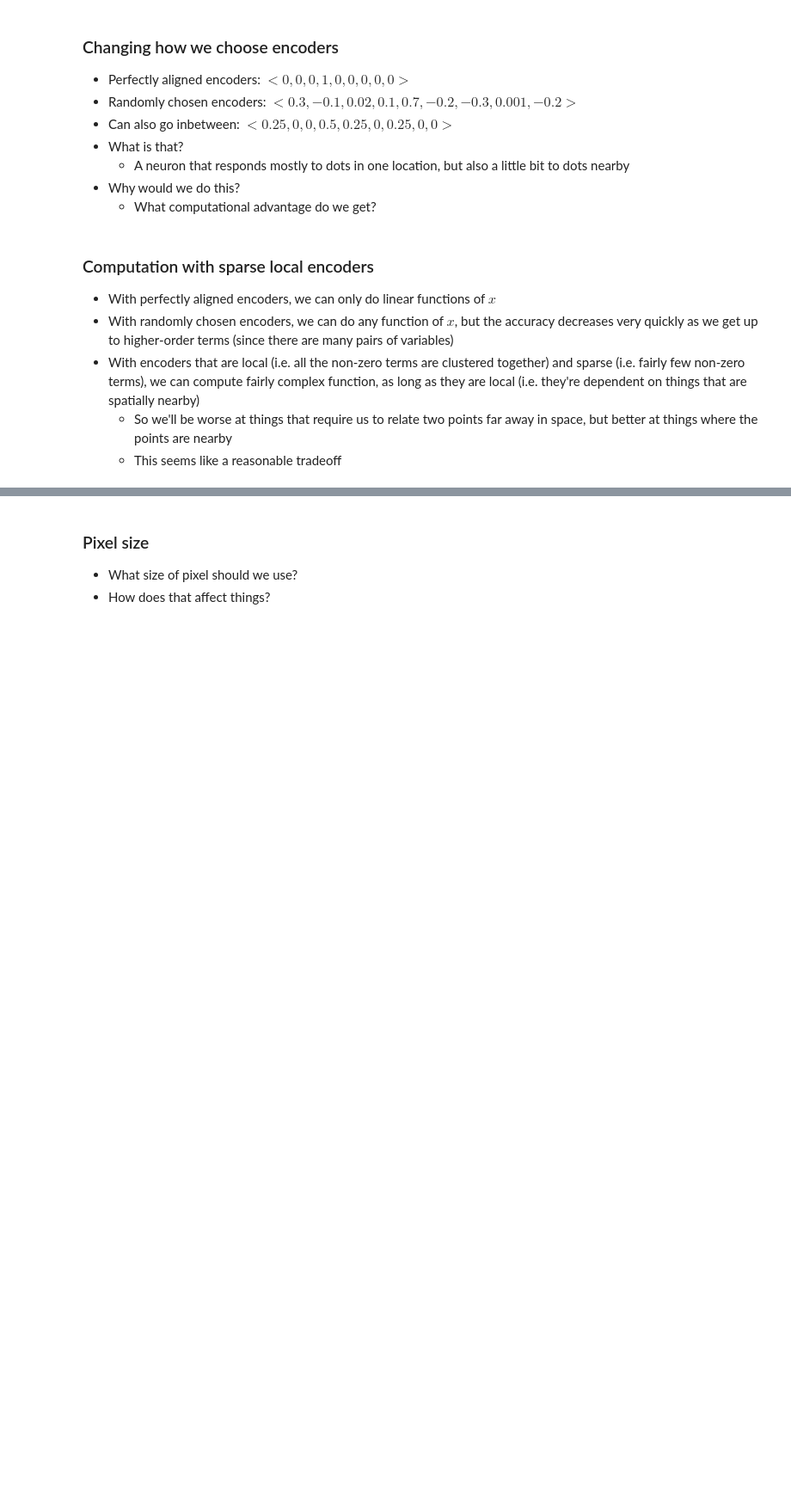
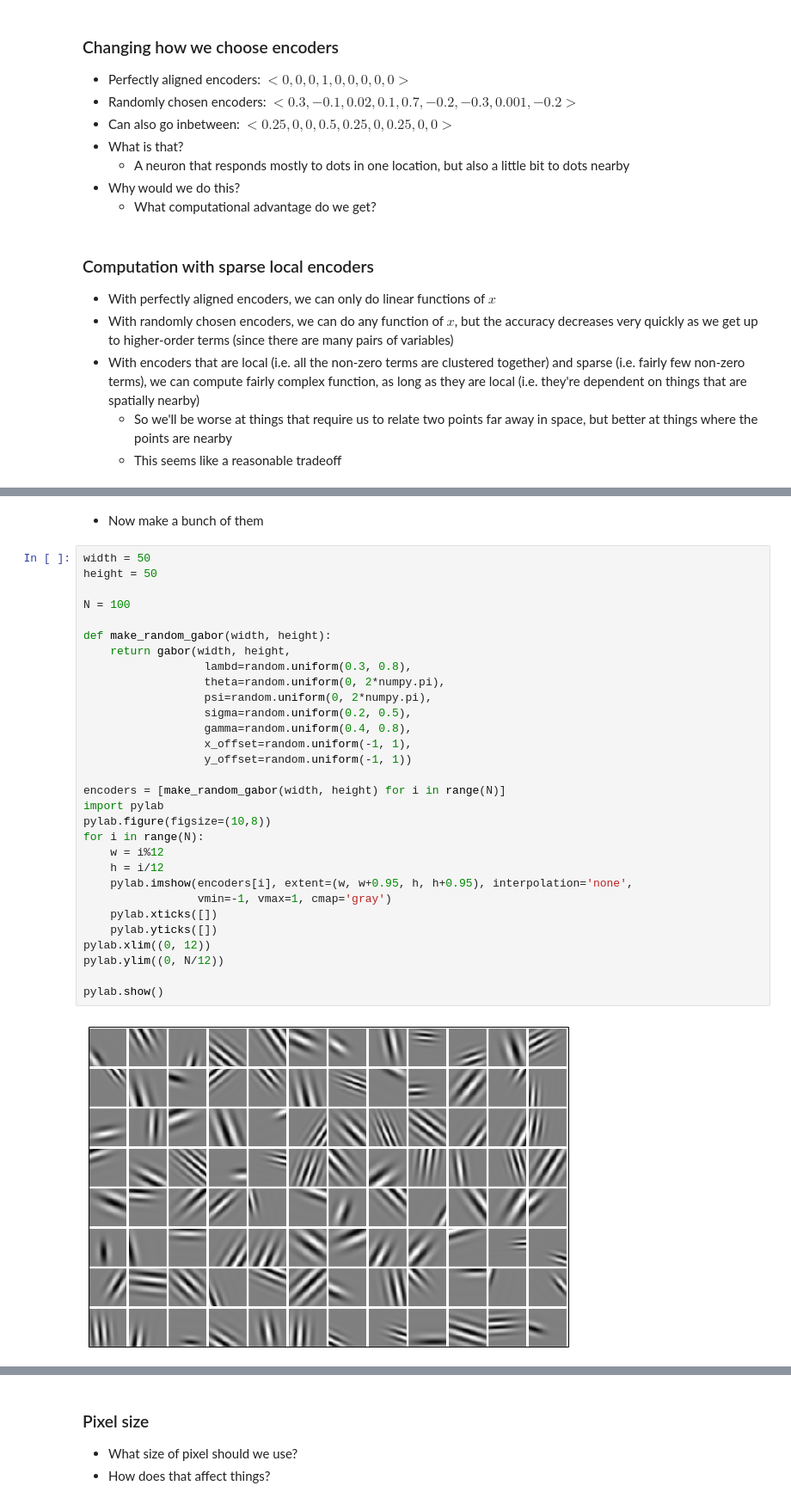
Before and after one commit to tcstewar/syde556, a Jupyter notebook: SYDE 556 Lecture 9 Spatial Representation.ipynb, the cells around one changed output, grey strips where cells are left out. Shown at 86% size. Saved outputs shown, nothing was run; the diff lists cells and outputs as text; blank space fills up the shorter version.

```diff
--- a/SYDE 556 Lecture 9 Spatial Representation.ipynb
+++ b/SYDE 556 Lecture 9 Spatial Representation.ipynb
@@ -109,0 +144,34 @@ Terry Stewart
+# %% [markdown]
+- Now make a bunch of them
+# %%
+width = 50
+height = 50
+
+N = 100
+
+def make_random_gabor(width, height):
+    return gabor(width, height,
+                  lambd=random.uniform(0.3, 0.8),
+                  theta=random.uniform(0, 2*numpy.pi),
+                  psi=random.uniform(0, 2*numpy.pi),
+                  sigma=random.uniform(0.2, 0.5),
+                  gamma=random.uniform(0.4, 0.8),
+                  x_offset=random.uniform(-1, 1),
+                  y_offset=random.uniform(-1, 1))
+
+encoders = [make_random_gabor(width, height) for i in range(N)]
+import pylab
+pylab.figure(figsize=(10,8))
+for i in range(N):
+    w = i%12
+    h = i/12
+    pylab.imshow(encoders[i], extent=(w, w+0.95, h, h+0.95), interpolation='none',
+                 vmin=-1, vmax=1, cmap='gray')
+    pylab.xticks([])
+    pylab.yticks([])
+pylab.xlim((0, 12))
+pylab.ylim((0, N/12))
+
+pylab.show()
+# %% [output]
+[figure, added]
```
Also changed, not shown: parts of 10 cells of this notebook.
